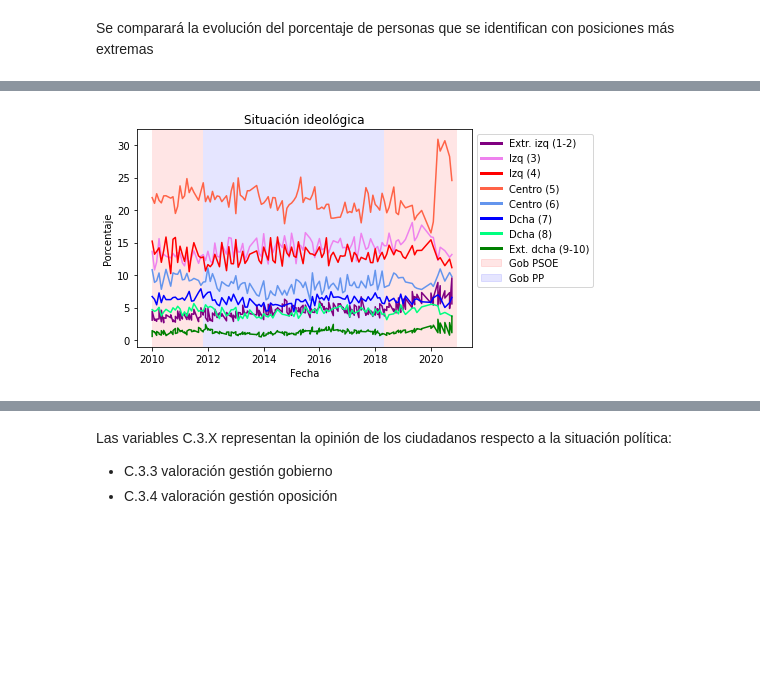
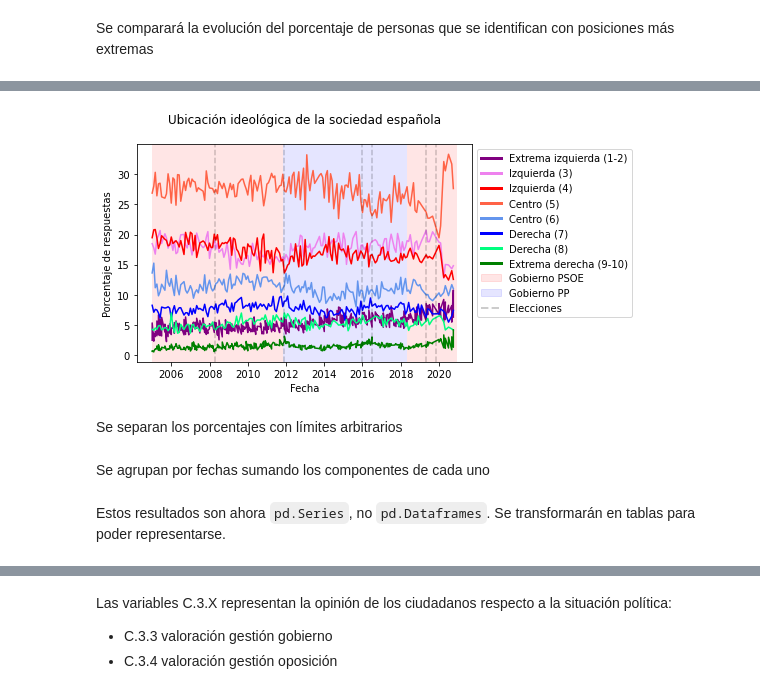
Before and after one commit to noriolg/social-polarization-spain, a Jupyter notebook: EstudioInicial.ipynb, the cells around one changed output, grey strips where cells are left out. Drawn from its saved outputs; the diff is of its cells as text; code cells hidden in the pictures; blank space fills up the shorter version.

```diff
--- a/EstudioInicial.ipynb
+++ b/EstudioInicial.ipynb
@@ -40,5 +47,9 @@ all_data = pd.read_excel('TablaDatos.xlsx', index_col = False)
+# %%
+# Cambiando este año se editan todos los límites temporales inferiores de los gráficos
+ano_inicial = 2005
+#ano_inicial = 2010
 # %%
-datos_interes = all_data[all_data["Año"]>=2010];
+datos_interes = all_data[all_data["Año"]>=ano_inicial];
 # %% [markdown]
 Una vez seleccionados los datos de interés se procederá en dos pasos. En primer lugar, se estudiarán los ámbitos político, económico y laboral de manera independiente. Una vez se haya obtenido una imagen general de las tendencias durante la última década se procederá a la segunda parte del estudio. En esta segunda parte se relacionarán los tres ámbitos. El objetivo es tratar de identificar algún patrón o tendencia que permita afirmar o identificar un posible incremento de polarización social y política.
 # %% [markdown]
@@ -84,7 +95,7 @@ datos_interes['Fecha'] = pd.to_datetime(date)
 # %% [markdown]
 Para esta primera aproximación se escogen únicamente las variabes
 # %%
-columnas_politicas = ["Fecha", "C.1.1", "C.1.2", "C.1.3", "C.2.1", "C.2.2", "C.3.1", "C.3.3", "C.3.4", "C.3.5"]
+columnas_politicas = ["Fecha", "C.1.1", "C.1.2", "C.1.3", "C.2.1", "C.2.2", "C.3.1", "C.3.2.1", "C.3.2.2", "C.3.2.3", "C.3.2.4", "C.3.2.5", "C.3.2.6", "C.3.3", "C.3.4", "C.3.5"]
 # %%
 datos_politicos = datos_interes[columnas_politicas]
 # %% [markdown]
@@ -448,7 +550,8 @@ plt.show()
 Se comparará la evolución del porcentaje de personas que se identifican con posiciones más extremas
 # %%
 count_por_fechas_y_respuesta = datos_politicos[['Fecha','C.3.1']].groupby(['Fecha', 'C.3.1']).size()
-count_por_fechas = datos_politicos[['Fecha']].groupby(['Fecha']).size()
+count_por_fechas = count_por_fechas_y_respuesta.groupby('Fecha').sum()
+#count_por_fechas = datos_politicos[['Fecha']].groupby(['Fecha']).size()
 porcentajes = (count_por_fechas_y_respuesta.div(count_por_fechas, level = "Fecha") * 100).reset_index(name = "Porcentaje")
 # %%
 porcentajes
@@ -484,42 +587,57 @@ porcentajes_extr_dcha = porcentajes[porcentajes["C.3.1"]> 8.5] # 9 u 10
 # %%
 fig, ax = plt.subplots()
 plt.plot(porcentajes_extr_izq['Fecha'], porcentajes_extr_izq['Porcentaje'], color = "purple")
 plt.plot(porcentajes_3['Fecha'], porcentajes_3['Porcentaje'], color = "violet")
 plt.plot(porcentajes_4['Fecha'], porcentajes_4['Porcentaje'], color = "red")
 plt.plot(porcentajes_5['Fecha'], porcentajes_5['Porcentaje'], color = "tomato")
 plt.plot(porcentajes_6['Fecha'], porcentajes_6['Porcentaje'], color = "cornflowerblue")
 plt.plot(porcentajes_7['Fecha'], porcentajes_7['Porcentaje'], color = "blue")
 plt.plot(porcentajes_8['Fecha'], porcentajes_8['Porcentaje'], color = "springgreen")
 plt.plot(porcentajes_extr_dcha['Fecha'], porcentajes_extr_dcha['Porcentaje'], color = "green")
 
 
 
-plt.ylabel('Porcentaje')
+plt.ylabel('Porcentaje de respuestas')
 plt.xlabel('Fecha')
-plt.title("Situación ideológica" )
+plt.title("Ubicación ideológica de la sociedad española\n" )
+
+
+#Elecciones
+plt.axvline(datetime.datetime(2008,4,9), color = 'black', alpha = 0.2, ls = "--")
+plt.axvline(datetime.datetime(2011,11,20), color = 'black', alpha = 0.2, ls = "--")
+plt.axvline(datetime.datetime(2015,12,20), color = 'black', alpha = 0.2, ls = "--")
+plt.axvline(datetime.datetime(2016,6,26), color = 'black', alpha = 0.2, ls = "--")
+plt.axvline(datetime.datetime(2019,4,28), color = 'black', alpha = 0.2, ls = "--")
+plt.axvline(datetime.datetime(2019,11,10), color = 'black', alpha = 0.2, ls = "--")
+
 
 # Los periodos de gobierno
-plt.axvspan(datetime.datetime(2010,1,1), datetime.datetime(2011,11,1), facecolor='r', alpha=0.1)
+plt.axvspan(datetime.datetime(ano_inicial,1,1), datetime.datetime(2011,11,1), facecolor='r', alpha=0.1)
 plt.axvspan(datetime.datetime(2011,11,1), datetime.datetime(2018,5,1), facecolor='b', alpha=0.1)
 plt.axvspan(datetime.datetime(2018,5,1), datetime.datetime(2020,12,1), facecolor='r', alpha=0.1)
-legend_elements = [Line2D([0], [0], color='purple', lw=3, label='Extr. izq (1-2)'),
-                   Line2D([0], [0], color='violet', lw=3, label='Izq (3)'),
-                   Line2D([0], [0], color='red', lw=3, label='Izq (4)'),
+legend_elements = [Line2D([0], [0], color='purple', lw=3, label='Extrema izquierda (1-2)'),
+                   Line2D([0], [0], color='violet', lw=3, label='Izquierda (3)'),
+                   Line2D([0], [0], color='red', lw=3, label='Izquierda (4)'),
                    Line2D([0], [0], color='tomato', lw=3, label='Centro (5)'),
                    Line2D([0], [0], color='cornflowerblue', lw=3, label='Centro (6)'),
-                   Line2D([0], [0], color='blue', lw=3, label='Dcha (7)'),
-                   Line2D([0], [0], color='springgreen', lw=3, label='Dcha (8)'),
-                   Line2D([0], [0], color='green', lw=3, label='Ext. dcha (9-10)'),
-                    Patch(facecolor='r',alpha = 0.1, edgecolor='r',label='Gob PSOE'),
-                   Patch(facecolor='b',alpha = 0.1, edgecolor='b',label='Gob PP')]
+                   Line2D([0], [0], color='blue', lw=3, label='Derecha (7)'),
+                   Line2D([0], [0], color='springgreen', lw=3, label='Derecha (8)'),
+                   Line2D([0], [0], color='green', lw=3, label='Extrema derecha (9-10)'),
+                    Patch(facecolor='r',alpha = 0.1, edgecolor='r',label='Gobierno PSOE'),
+                   Patch(facecolor='b',alpha = 0.1, edgecolor='b',label='Gobierno PP'),
+                  Line2D([0], [0], color='black', alpha = 0.2,ls = "--", lw=2, label='Elecciones')]
 ax.legend(handles=legend_elements, bbox_to_anchor = (1,1))
 
 
-plt.savefig("images/Ubicacion-ideologica-label.png", bbox_inches='tight')
+plt.savefig("images/Polit_8-Ubicacion-ideologica-label.png", bbox_inches='tight')
 plt.show()
 # %% [output]
-[figure, old version]
+[figure, new version]
+# %% [markdown]
+Se separan los porcentajes con límites arbitrarios
 # %%
 porcentajes_extr_izq = porcentajes[porcentajes["C.3.1"]<3.5]
 porcentajes_centro = porcentajes[(porcentajes["C.3.1"]>3.5) & (porcentajes["C.3.1"]<6.5)]
 porcentajes_extr_dcha = porcentajes[porcentajes["C.3.1"]> 6.5]
+# %% [markdown]
+Se agrupan por fechas sumando los componentes de cada uno
@@ -525,0 +648,2 @@ porcentajes_extr_dcha = porcentajes[porcentajes["C.3.1"]> 6.5]
+# %% [markdown]
+Estos resultados son ahora `pd.Series`, no `pd.Dataframes`. Se transformarán en tablas para poder representarse.
```
Also changed, not shown: parts of 76 cells of this notebook, 24 other files.
